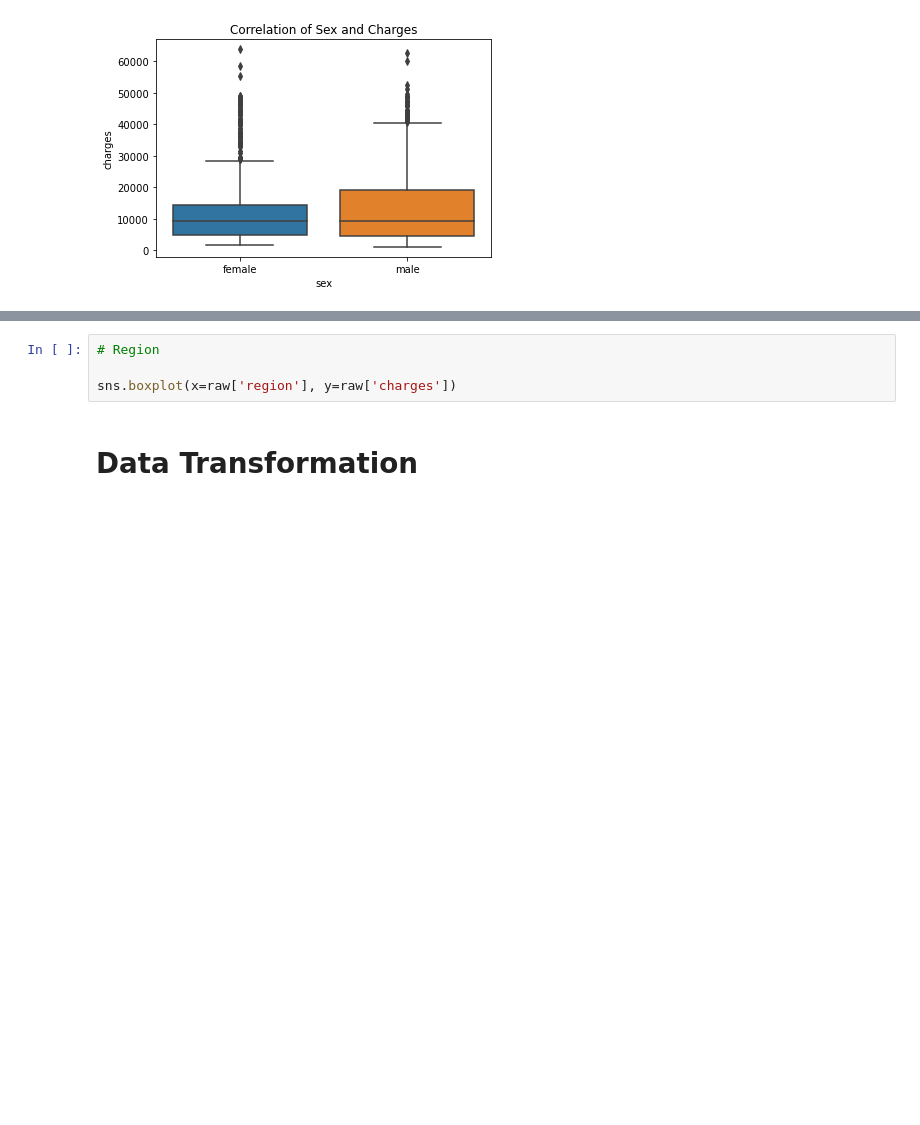
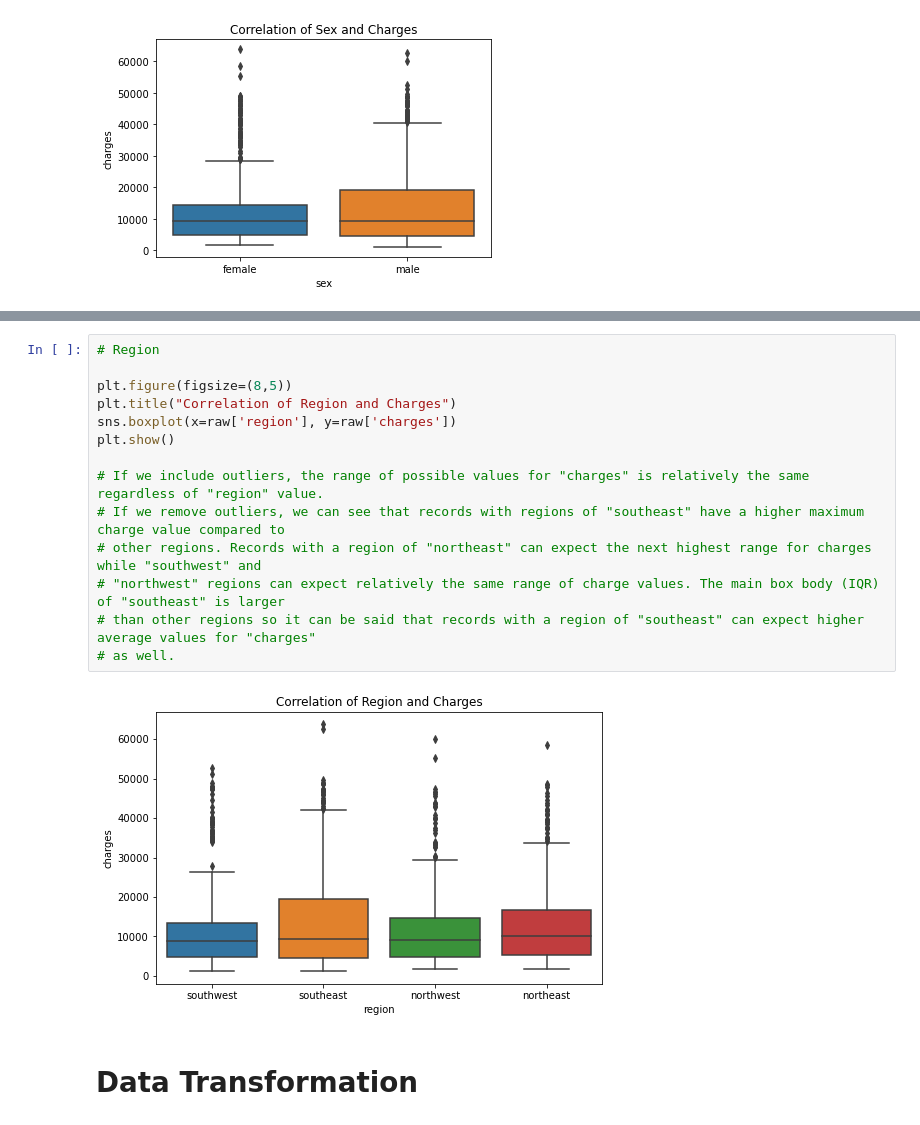
Before and after one commit to AvinashBisram/Machine-Learning, a Jupyter notebook: Linear Regression/Insurance Cost Multiple LinReg.ipynb, the cells around one changed output, grey strips where cells are left out. Drawn from its saved outputs; the diff is of its cells as text; blank space fills up the shorter version.

```diff
--- a/Linear Regression/Insurance Cost Multiple LinReg.ipynb
+++ b/Linear Regression/Insurance Cost Multiple LinReg.ipynb
@@ -374,7 +403,19 @@ sns.boxplot(x=raw['smoker'], y=raw['charges'])
 # %%
 # Region
 
+plt.figure(figsize=(8,5))
+plt.title("Correlation of Region and Charges")
 sns.boxplot(x=raw['region'], y=raw['charges'])
+plt.show()
+
+# If we include outliers, the range of possible values for "charges" is relatively the same regardless of "region" value.
+# If we remove outliers, we can see that records with regions of "southeast" have a higher maximum charge value compared to
+# other regions. Records with a region of "northeast" can expect the next highest range for charges while "southwest" and
+# "northwest" regions can expect relatively the same range of charge values. The main box body (IQR) of "southeast" is larger
+# than other regions so it can be said that records with a region of "southeast" can expect higher average values for "charges"
+# as well.
+# %% [output]
+[figure, added]
 # %% [markdown]
 # Data Transformation
 # %%
```
Also changed, not shown: parts of 5 cells of this notebook.
